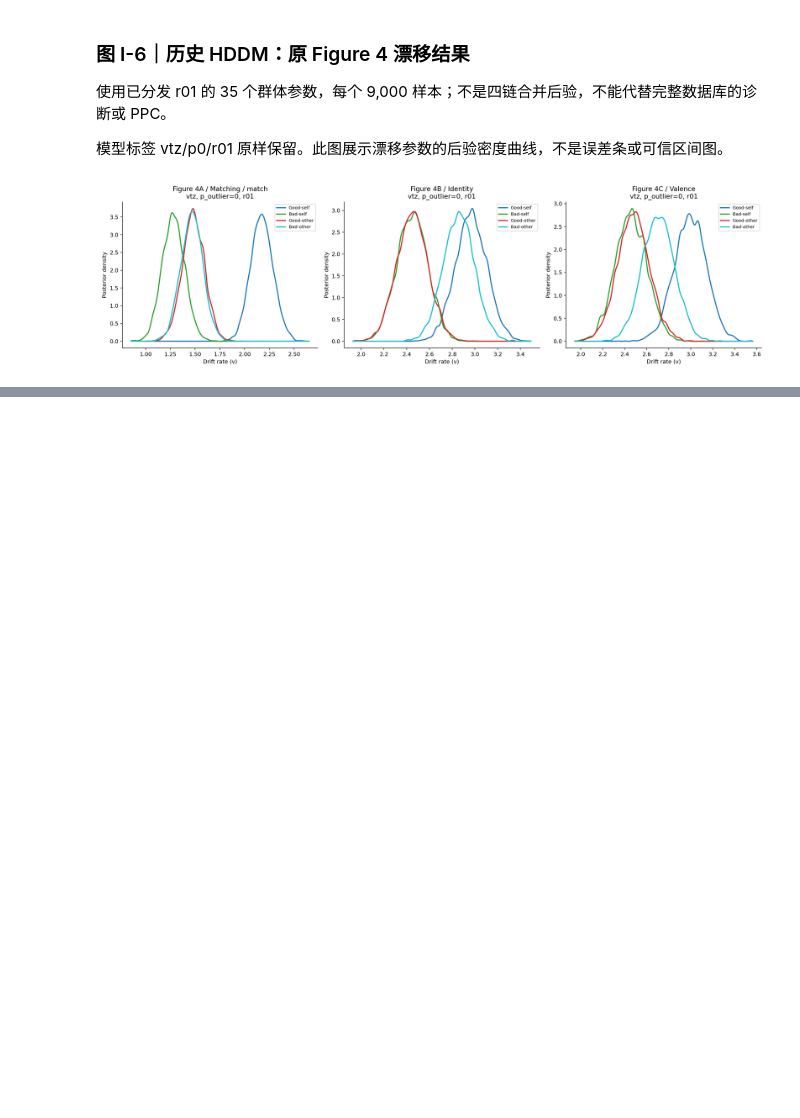
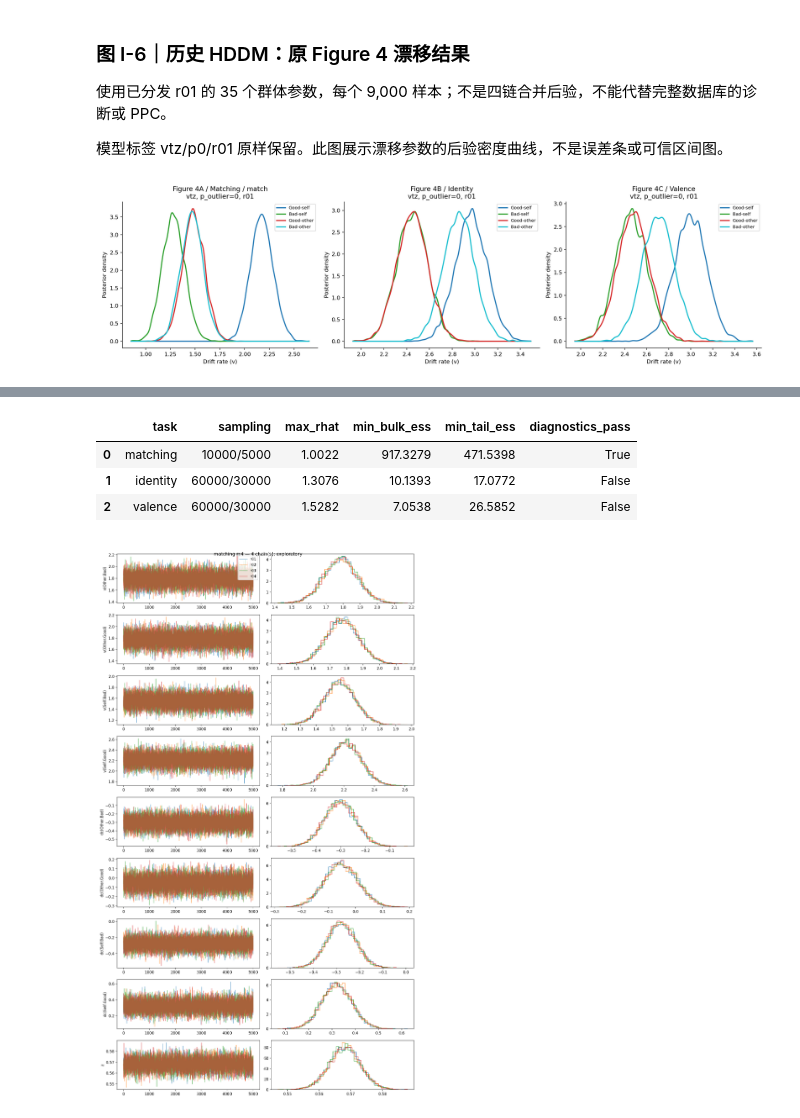
Before and after one commit to soupandpsy/hu2020-ddm, a Jupyter notebook: 01_reproduction_2020/reproduction_results.ipynb, the cells around one changed output, grey strips where cells are left out. Saved outputs shown, nothing was run; the diff lists cells and outputs as text; code cells hidden in the pictures; blank space fills up the shorter version.

```diff
--- a/01_reproduction_2020/reproduction_results.ipynb
+++ b/01_reproduction_2020/reproduction_results.ipynb
@@ -118,0 +289,16 @@ show('01_reproduction_2020/Output/figures/figure04_vtz_p0_r01_drift.png')
+# %%
+main = read_json('hddm/matching/m4/final/diagnostics/matching_review.json')
+rows = [dict(task='matching',sampling='10000/5000',max_rhat=main['max_rhat'],min_bulk_ess=main['min_bulk_ess'],min_tail_ess=main['min_tail_ess'],diagnostics_pass=main['diagnostics_pass'])]
+for task in ['identity','valence']:
+    review = read_json(f'hddm/{task}/m4/long_refit/diagnostics/review.json')[task]
+    rows.append(dict(task=task,sampling='60000/30000',max_rhat=review['max_rhat'],min_bulk_ess=review['min_bulk_ess'],min_tail_ess=review['min_tail_ess'],diagnostics_pass=review['failed_parameters']==0))
+display(pd.DataFrame(rows))
+# %% [output]
+|  | task | sampling | max_rhat | min_bulk_ess | min_tail_ess | diagnostics_pass |
+| 0 | matching | 10000/5000 | 1.0022 | 917.3279 | 471.5398 | True |
+| 1 | identity | 60000/30000 | 1.3076 | 10.1393 | 17.0772 | False |
+| 2 | valence | 60000/30000 | 1.5282 | 7.0538 | 26.5852 | False |
+# %%
+display(Image(filename=str(OUT / 'hddm/matching/figures/matching_m4_traces.png'), width=950))
+# %% [output]
+[figure, added]
```
Also changed, not shown: parts of 25 cells of this notebook, 22 other files.
